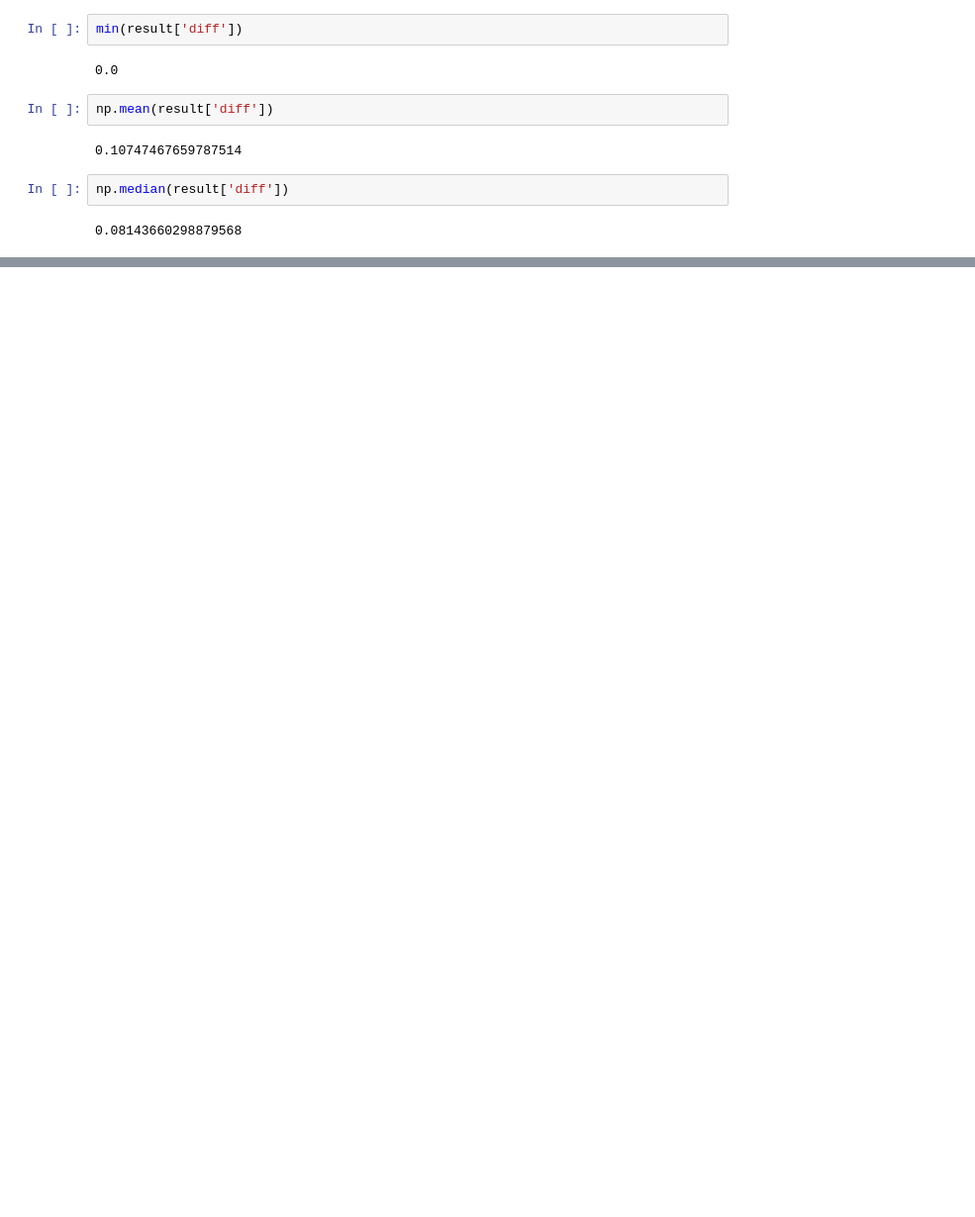
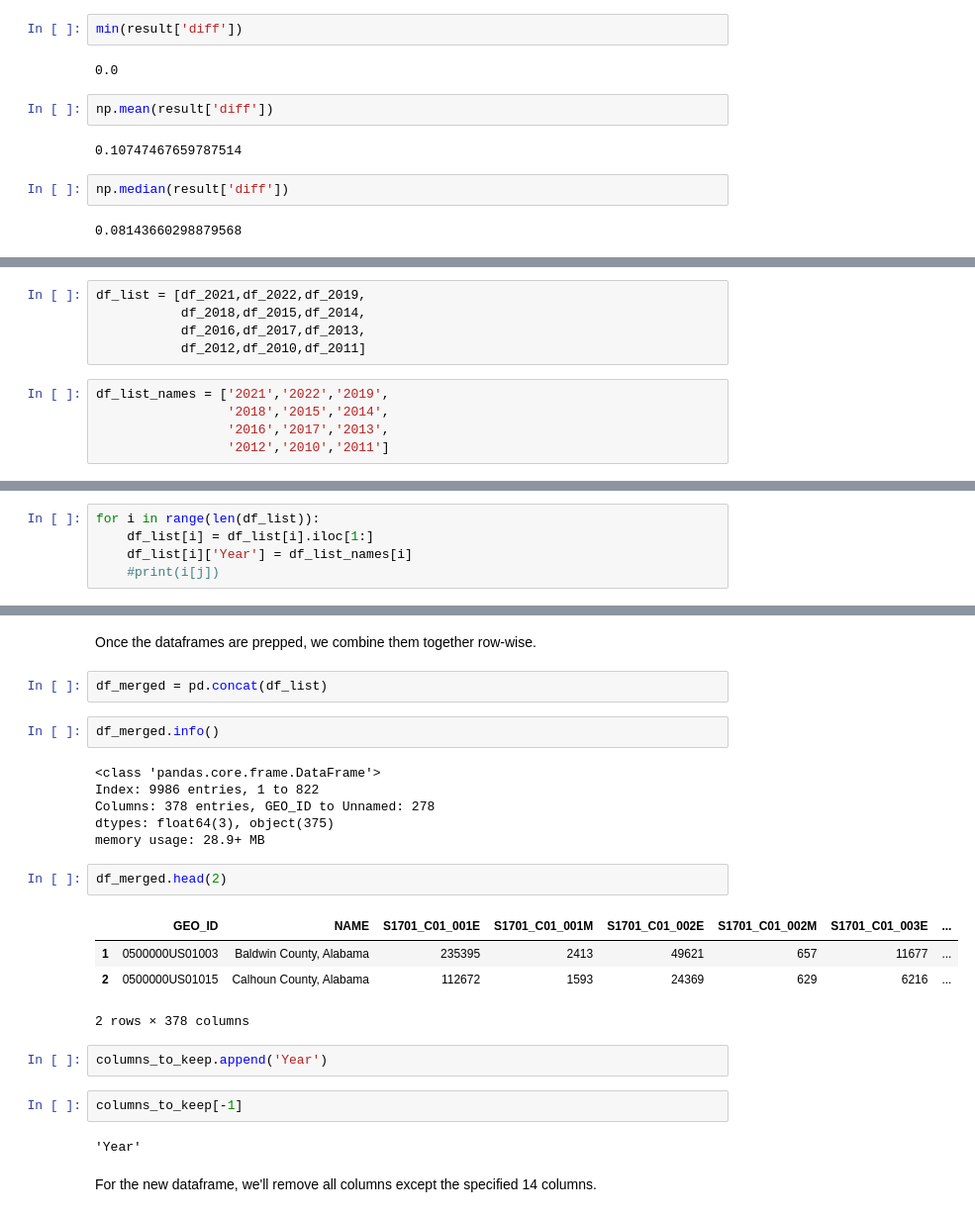
Before and after one commit to jacobshaw42/ds590_data_viz_project, a Jupyter notebook: Final Project - Data Analysis.ipynb, the cells around one changed output, grey strips where cells are left out. Shown: that part at 99% size. Cells and saved outputs as stored; diff of their text form; blank space fills up the shorter version.

```diff
--- a/Final Project - Data Analysis.ipynb
+++ b/Final Project - Data Analysis.ipynb
@@ -265,0 +274,10 @@ np.median(result['diff'])
+# %%
+df_list = [df_2021,df_2022,df_2019,
+           df_2018,df_2015,df_2014,
+           df_2016,df_2017,df_2013,
+           df_2012,df_2010,df_2011]
+# %%
+df_list_names = ['2021','2022','2019',
+                 '2018','2015','2014',
+                 '2016','2017','2013',
+                 '2012','2010','2011']
@@ -265,0 +286,5 @@ np.median(result['diff'])
+# %%
+for i in range(len(df_list)):
+    df_list[i] = df_list[i].iloc[1:]
+    df_list[i]['Year'] = df_list_names[i]
+    #print(i[j])
@@ -265,0 +315,27 @@ np.median(result['diff'])
+# %% [markdown]
+Once the dataframes are prepped, we combine them together row-wise.
+# %%
+df_merged = pd.concat(df_list)
+# %%
+df_merged.info()
+# %% [output]
+<class 'pandas.core.frame.DataFrame'>
+Index: 9986 entries, 1 to 822
+Columns: 378 entries, GEO_ID to Unnamed: 278
+dtypes: float64(3), object(375)
+memory usage: 28.9+ MB
+# %%
+df_merged.head(2)
+# %% [output]
+|  | GEO_ID | NAME | S1701_C01_001E | S1701_C01_001M | S1701_C01_002E | S1701_C01_002M | S1701_C01_003E | ... |
+| 1 | 0500000US01003 | Baldwin County, Alabama | 235395 | 2413 | 49621 | 657 | 11677 | ... |
+| 2 | 0500000US01015 | Calhoun County, Alabama | 112672 | 1593 | 24369 | 629 | 6216 | ... |
+2 rows × 378 columns
+# %%
+columns_to_keep.append('Year')
+# %%
+columns_to_keep[-1]
+# %% [output]
+'Year'
+# %% [markdown]
+For the new dataframe, we'll remove all columns except the specified 14 columns.
```
Also changed, not shown: parts of 20 cells of this notebook.
